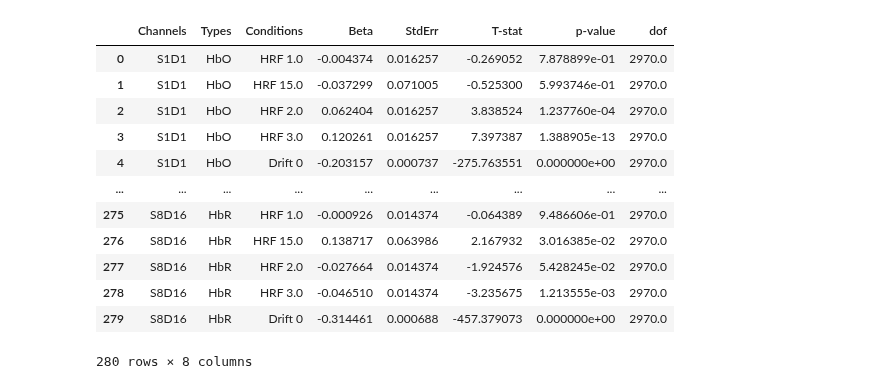
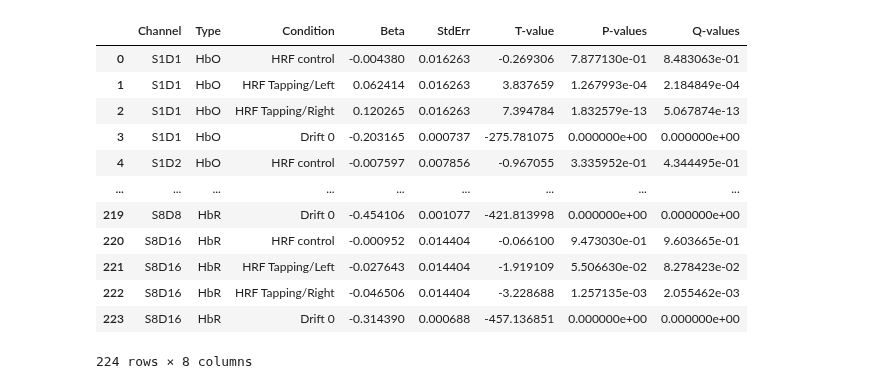
Before and after one commit to huppertt/pyNIRS_toolbox, a Jupyter notebook: examples/02_PipelineCreation.ipynb, the cells around one changed output. Cells and saved outputs as stored; diff of their text form; code cells hidden in the pictures.

```diff
--- a/examples/02_PipelineCreation.ipynb
+++ b/examples/02_PipelineCreation.ipynb
@@ -50,16 +84,16 @@ nirs_show(rec,'conc')
-# %%
-stats_show(rec['stats'])
-# %% [output]
-|  | Channels | Types | Conditions | Beta | StdErr | T-stat | p-value | dof |
-| 0 | S1D1 | HbO | HRF 1.0 | -0.004374 | 0.016257 | -0.269052 | 7.878899e-01 | 2970.0 |
-| 1 | S1D1 | HbO | HRF 15.0 | -0.037299 | 0.071005 | -0.525300 | 5.993746e-01 | 2970.0 |
-| 2 | S1D1 | HbO | HRF 2.0 | 0.062404 | 0.016257 | 3.838524 | 1.237760e-04 | 2970.0 |
-| 3 | S1D1 | HbO | HRF 3.0 | 0.120261 | 0.016257 | 7.397387 | 1.388905e-13 | 2970.0 |
-| 4 | S1D1 | HbO | Drift 0 | -0.203157 | 0.000737 | -275.763551 | 0.000000e+00 | 2970.0 |
-| ... | ... | ... | ... | ... | ... | ... | ... | ... |
-| 275 | S8D16 | HbR | HRF 1.0 | -0.000926 | 0.014374 | -0.064389 | 9.486606e-01 | 2970.0 |
-| 276 | S8D16 | HbR | HRF 15.0 | 0.138717 | 0.063986 | 2.167932 | 3.016385e-02 | 2970.0 |
-| 277 | S8D16 | HbR | HRF 2.0 | -0.027664 | 0.014374 | -1.924576 | 5.428245e-02 | 2970.0 |
-| 278 | S8D16 | HbR | HRF 3.0 | -0.046510 | 0.014374 | -3.235675 | 1.213555e-03 | 2970.0 |
-| 279 | S8D16 | HbR | Drift 0 | -0.314461 | 0.000688 | -457.379073 | 0.000000e+00 | 2970.0 |
-280 rows × 8 columns
+# %%
+rec['stats'].table()
+# %% [output]
+|  | Channel | Type | Condition | Beta | StdErr | T-value | P-values | Q-values |
+| 0 | S1D1 | HbO | HRF control | -0.004380 | 0.016263 | -0.269306 | 7.877130e-01 | 8.483063e-01 |
+| 1 | S1D1 | HbO | HRF Tapping/Left | 0.062414 | 0.016263 | 3.837659 | 1.267993e-04 | 2.184849e-04 |
+| 2 | S1D1 | HbO | HRF Tapping/Right | 0.120265 | 0.016263 | 7.394784 | 1.832579e-13 | 5.067874e-13 |
+| 3 | S1D1 | HbO | Drift 0 | -0.203165 | 0.000737 | -275.781075 | 0.000000e+00 | 0.000000e+00 |
+| 4 | S1D2 | HbO | HRF control | -0.007597 | 0.007856 | -0.967055 | 3.335952e-01 | 4.344495e-01 |
+| ... | ... | ... | ... | ... | ... | ... | ... | ... |
+| 219 | S8D8 | HbR | Drift 0 | -0.454106 | 0.001077 | -421.813998 | 0.000000e+00 | 0.000000e+00 |
+| 220 | S8D16 | HbR | HRF control | -0.000952 | 0.014404 | -0.066100 | 9.473030e-01 | 9.603665e-01 |
+| 221 | S8D16 | HbR | HRF Tapping/Left | -0.027643 | 0.014404 | -1.919109 | 5.506630e-02 | 8.278423e-02 |
+| 222 | S8D16 | HbR | HRF Tapping/Right | -0.046506 | 0.014404 | -3.228688 | 1.257135e-03 | 2.055462e-03 |
+| 223 | S8D16 | HbR | Drift 0 | -0.314390 | 0.000688 | -457.136851 | 0.000000e+00 | 0.000000e+00 |
+224 rows × 8 columns
```
Also changed, not shown: parts of 7 cells of this notebook, 51 other files.
